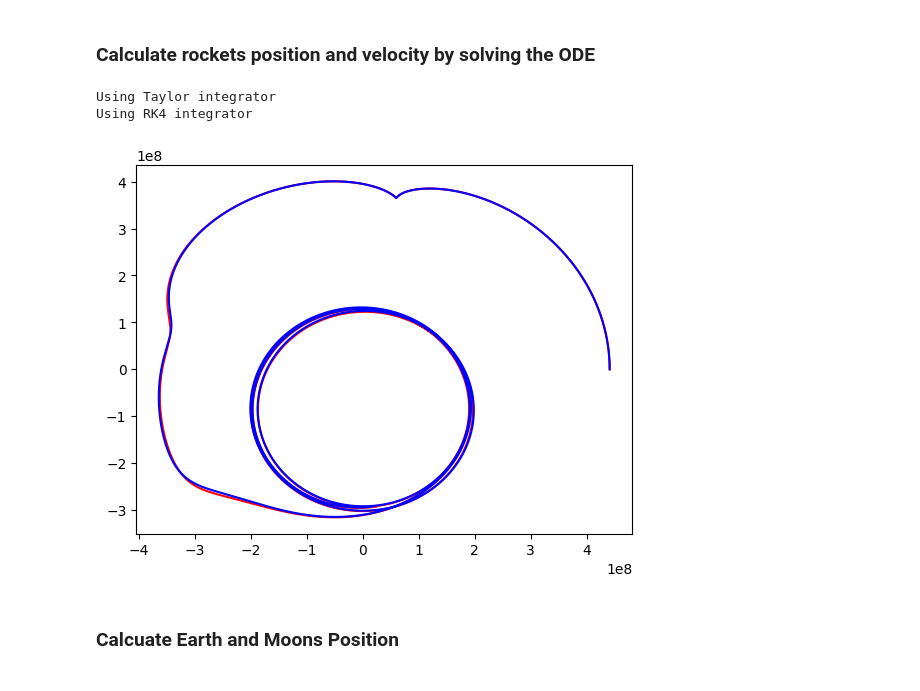
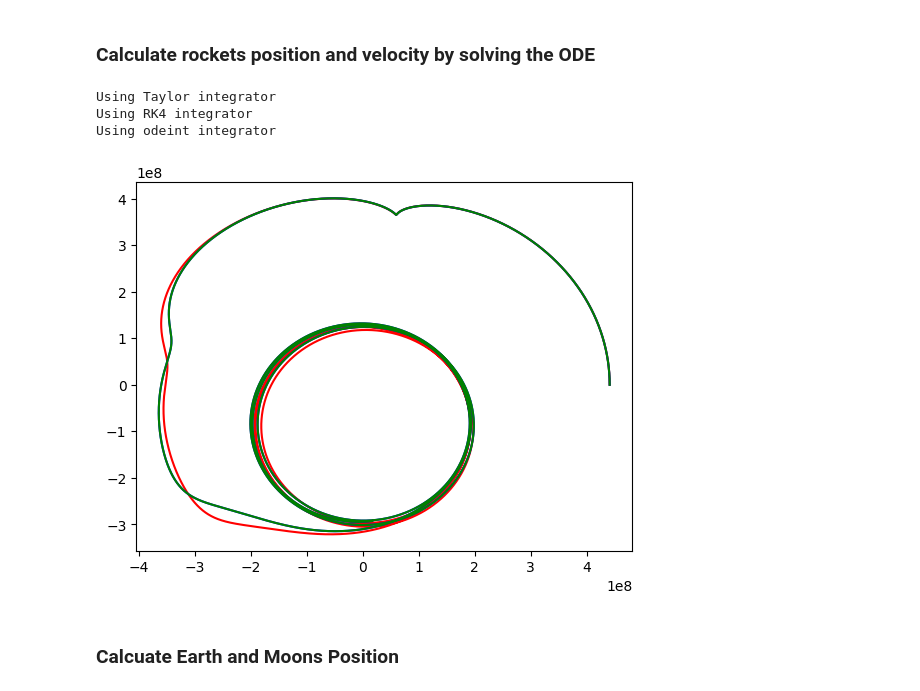
Before and after one commit to Sam-Coulthurst/ComputingProject, a Jupyter notebook: main.ipynb, the cells around one changed output. Drawn from its saved outputs; the diff is of its cells as text; code cells hidden in the pictures.

Commit message:
Added Scipy method to integrator function
Added the option to solve the ODE using scipys odeint method.

Added a plot in main to compare Taylor, RK4 and odeint

```diff
--- a/main.ipynb
+++ b/main.ipynb
@@ -13,7 +13,7 @@ from plotting import plot_trajectories
 ### Time Calculations
 # %%
 T = orbital_period() #s
-time_step = 10 #s
+time_step = 50 #s
 max_time = 2*T #s
 time = np.arange(0, max_time, time_step) #s
 # %% [markdown]
@@ -24,15 +24,18 @@ pos_L2, v_L2 = compute_L2()
 ### Calculate rockets position and velocity by solving the ODE
 # %%
 r_rocket_barycenter, v_rocket_barycenter = evolve(pos_L2, v_L2, time, time_step, method='Taylor')
-r,v = evolve(pos_L2, v_L2, time, time_step, method='RK4')
+r_rk4, v_rk4 = evolve(pos_L2, v_L2, time, time_step, method='RK4')
+r_scipy, v_scipy = evolve(pos_L2, v_L2, time, time_step, method='odeint')
 
 plt.plot(r_rocket_barycenter[0], r_rocket_barycenter[1], label='Rocket (Barycenter Frame)', color='red')
-plt.plot(r[0], r[1], label='Rocket (Inertial Frame)', color='blue')
+plt.plot(r_rk4[0], r_rk4[1], label='Rocket (Inertial Frame)', color='blue')
+plt.plot(r_scipy[0], r_scipy[1], label='Rocket (odeint Frame)', color='green')
 plt.show()
 # %% [output]
 Using Taylor integrator
 Using RK4 integrator
+Using odeint integrator
-[figure, old version]
+[figure, new version]
 # %% [markdown]
 ### Calcuate Earth and Moons Position
 # %%
```
Also changed, not shown: parts of 3 cells of this notebook, 1 other file.
